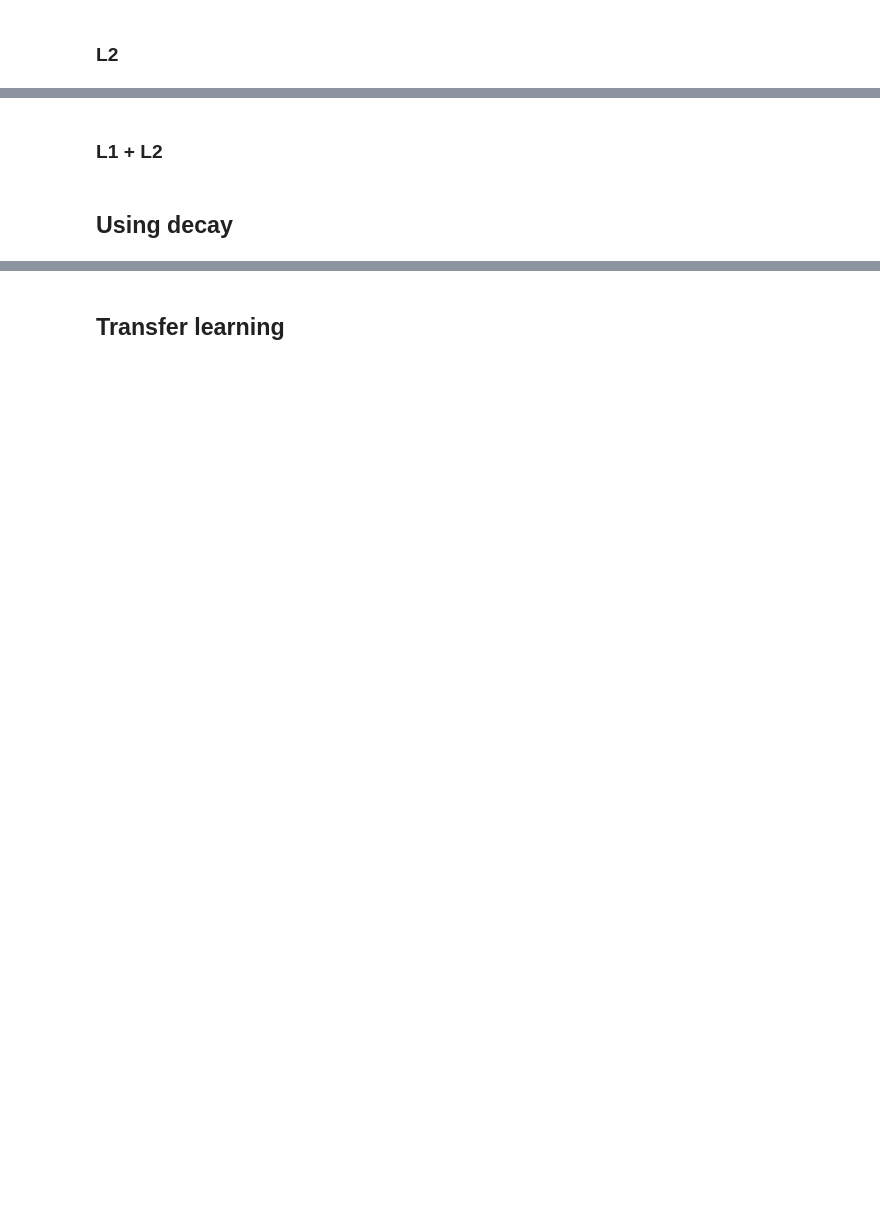
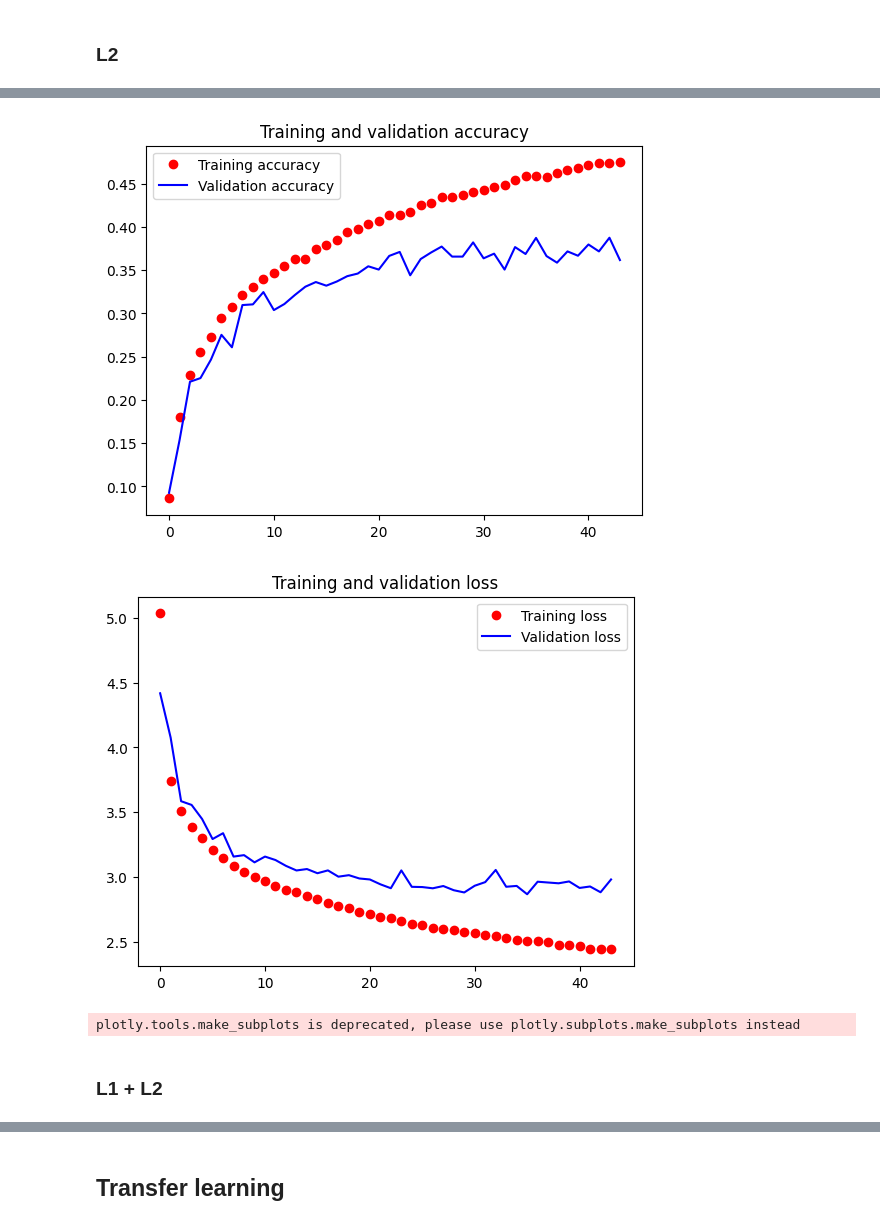
Before and after one commit to Xyl0w/DeepLearning_CA1, a Jupyter notebook: Assignemnt_2/work.ipynb, the cells around one changed output, grey strips where cells are left out. Cells and saved outputs as stored; diff of their text form; code cells hidden in the pictures; blank space fills up the shorter version.

```diff
--- a/Assignemnt_2/work.ipynb
+++ b/Assignemnt_2/work.ipynb
@@ -976,2 +1368,35 @@ def tune_model1(padding):
 # %% [markdown]
 ### L2
+# %%
+def tune_model1(l2):
+    model = Sequential()
+    model.add(Conv2D(16, kernel_size=3, input_shape = (32,32,3) ,activation='relu'))
+    model.add(BatchNormalization())
+    model.add(Dense(32, activation='relu'))
+    model.add(Conv2D(16, kernel_size=3, activation='relu'))
+    model.add(MaxPooling2D(pool_size=(2, 2)))
+    model.add(Conv2D(32, kernel_size=3, activation='relu'))
+    model.add(Dense(64, activation='relu'))
+    model.add(Conv2D(32, (3, 3), activation='relu'))
+    model.add(Dense(64, activation='relu'))
+    model.add(MaxPooling2D(pool_size=(2, 2)))
+    model.add(Flatten())
+    model.add(Dense(100, activation='softmax', kernel_regularizer=tf.keras.regularizers.l2(l2=l2)))
+
+    model.compile(optimizer='adam', metrics=['accuracy'], loss='sparse_categorical_crossentropy')
+
+    model.summary()
+    return model
+# %%
+# Import the EarlyStopping and ModelCheckpoint callbacks
+from keras.callbacks import EarlyStopping, ModelCheckpoint
+checkpoint = ModelCheckpoint('./models/regularlizer_model1_l2.hdf5', save_best_only = True)
+early_stop = EarlyStopping(monitor='val_loss',  verbose=1, patience=8, restore_best_weights = True)
+
+# Fit data to model
+history = tune_model1(0.05).fit(x_train, y_train,
+                    batch_size=256,
+                   epochs=100,
+                   validation_data=(x_valid, y_valid),
+                   verbose=1,
+                   callbacks=[early_stop,checkpoint])
@@ -977,0 +1421,3 @@ def tune_model1(padding):
+# %%
+plot_graph(history)
+# %% [output]
@@ -978,4 +1426,8 @@ def tune_model1(padding):
+[figure, added]
+[figure, added]
+# %%
+plot_accuracy_and_loss(history)
+# %% [output]
+plotly.tools.make_subplots is deprecated, please use plotly.subplots.make_subplots instead
 # %% [markdown]
 ### L1 + L2
-# %% [markdown]
-## Using decay
```
Also changed, not shown: parts of 40 cells of this notebook, 11 other files.
